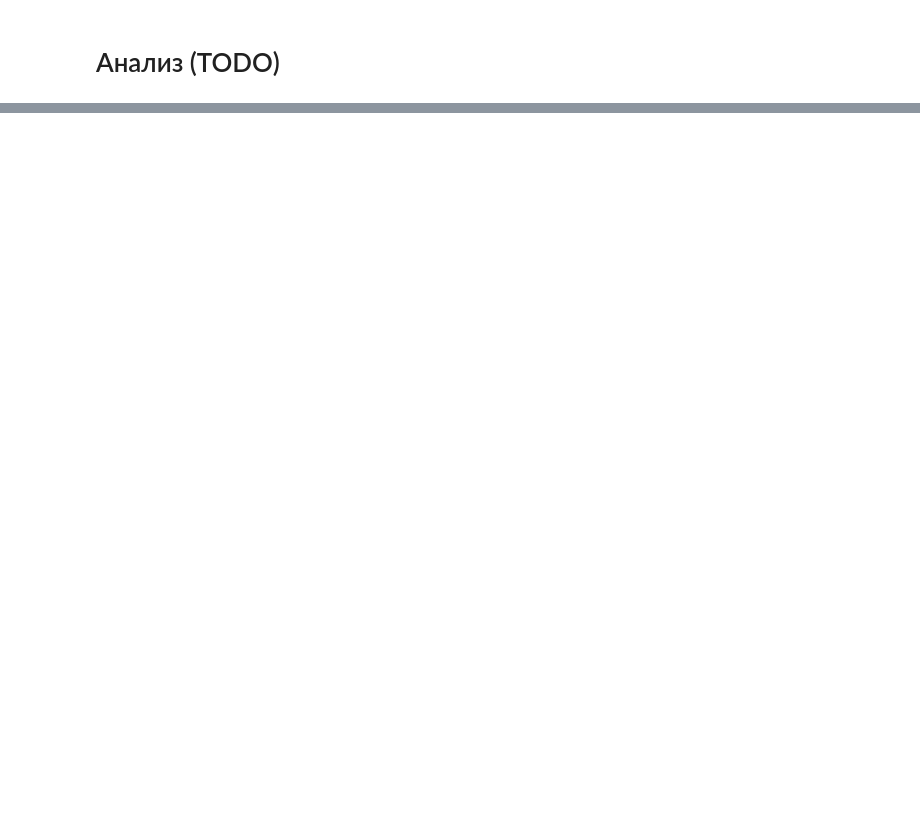
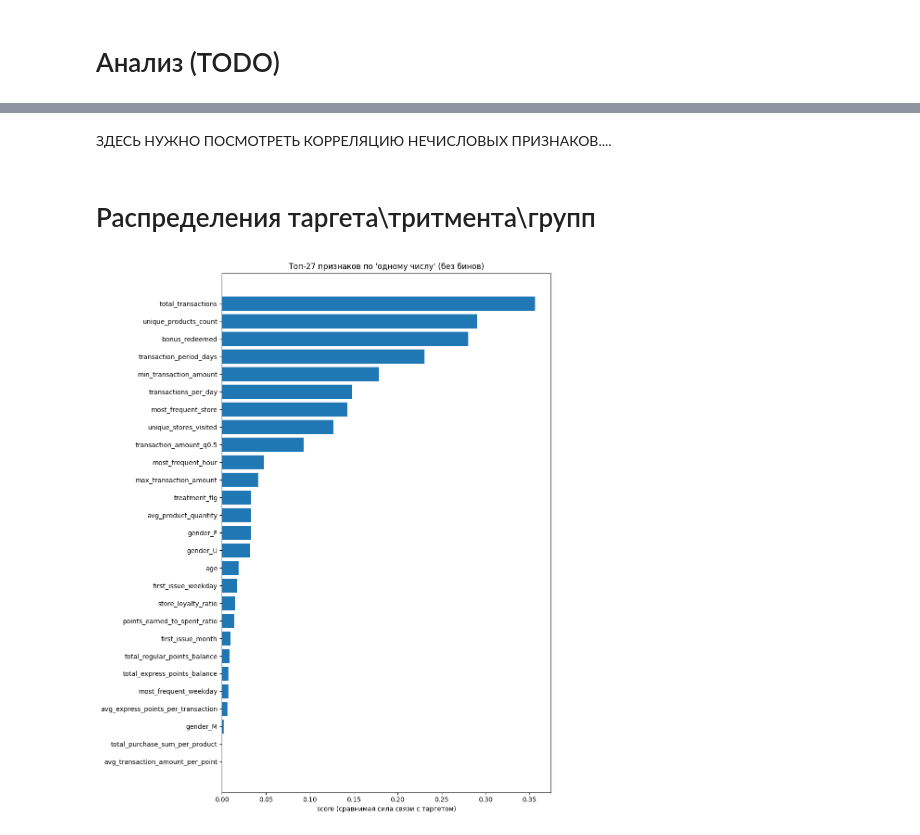
Before and after one commit to VShilovich/uplift-modeling-hse, a Jupyter notebook: EDA/eda.ipynb, the cells around one changed output, grey strips where cells are left out. Drawn from its saved outputs; the diff is of its cells as text; code cells hidden in the pictures; blank space fills up the shorter version.

Commit message:
Analyzed the distribution of the target by features, adjusted the features; TODO Propensity Score model

```diff
--- a/EDA/eda.ipynb
+++ b/EDA/eda.ipynb
@@ -346,0 +372,3 @@ final_df_for_analysis.head()
+# %%
+final_df_for_analysis['bonus_redeemed']=final_df_for_analysis['first_redeem_date'].notna().astype(int)
+final_df_for_analysis=final_df_for_analysis.drop(columns=['first_redeem_date', 'first_issue_date','redeem_lag_days','std_transaction_amount'])
@@ -438,0 +490,22 @@ plt.show()
+# %%
+# Определим, какие бизнес-метрики мы полагаем объединить для получения новых признаков
+final_df_for_analysis['total_purchase_sum_per_product'] = final_df_for_analysis['total_purchase_sum']/final_df_for_analysis['total_products_purchased']
+final_df_for_analysis['total_regular_points_balance'] = final_df_for_analysis['total_regular_points_received']-final_df_for_analysis['total_regular_points_spent']
+final_df_for_analysis['total_express_points_balance'] = final_df_for_analysis['total_express_points_received']-final_df_for_analysis['total_express_points_spent']
+final_df_for_analysis['avg_transaction_amount_per_point'] = final_df_for_analysis['avg_transaction_amount']/final_df_for_analysis['avg_regular_points_per_transaction']
+final_df_for_analysis_reducted = final_df_for_analysis.drop(
+    columns = ['total_trn_sum_from_iss','total_trn_sum_from_red',
+             'transaction_amount_q0.75','transaction_amount_q0.25','total_purchase_sum','total_products_purchased',
+             'avg_regular_points_per_transaction','total_regular_points_received',
+             'total_regular_points_spent','total_express_points_received','total_express_points_spent',
+             'avg_transaction_amount','avg_regular_points_per_transaction'])
+# %% [markdown]
+ЗДЕСЬ НУЖНО ПОСМОТРЕТЬ КОРРЕЛЯЦИЮ НЕЧИСЛОВЫХ ПРИЗНАКОВ....
+# %%
+# Это добавить выше: убрать признак гендера и сделать дамми-признаки числовыми
+final_df_for_analysis_reducted['gender_F'] = final_df_for_analysis_reducted['gender_F'].astype(int)
+final_df_for_analysis_reducted['gender_M'] = final_df_for_analysis_reducted['gender_M'].astype(int)
+final_df_for_analysis_reducted['gender_U'] = final_df_for_analysis_reducted['gender_U'].astype(int)
+final_df_for_analysis_reducted = final_df_for_analysis_reducted.drop(columns = ['gender'])
+# %% [markdown]
+# Распределения таргета\тритмента\групп
@@ -438,0 +610,6 @@ plt.show()
+# %%
+mapper = TargetScore(target_col="target", ignore_dates=True)
+summary_target = mapper.summarize(final_df_for_analysis_reducted)
+mapper.plot(summary_target, top_k=30)
+# %% [output]
+[figure, added]
```
Also changed, not shown: parts of 16 cells of this notebook.
